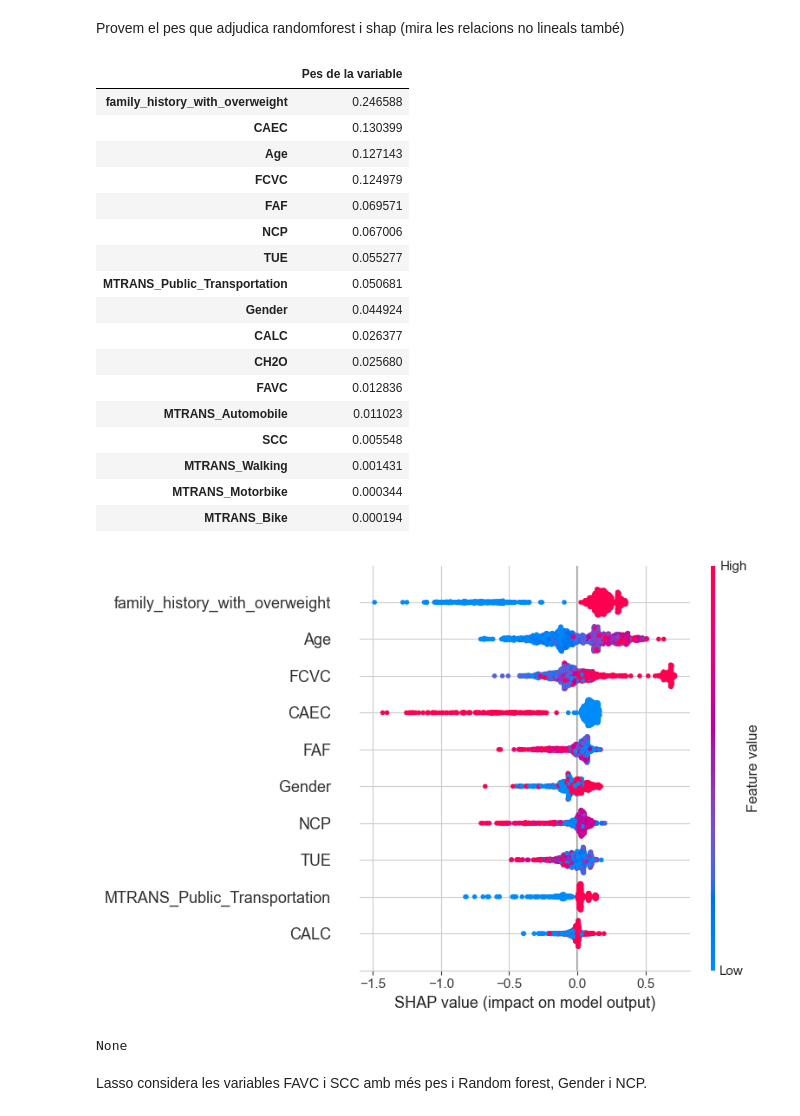
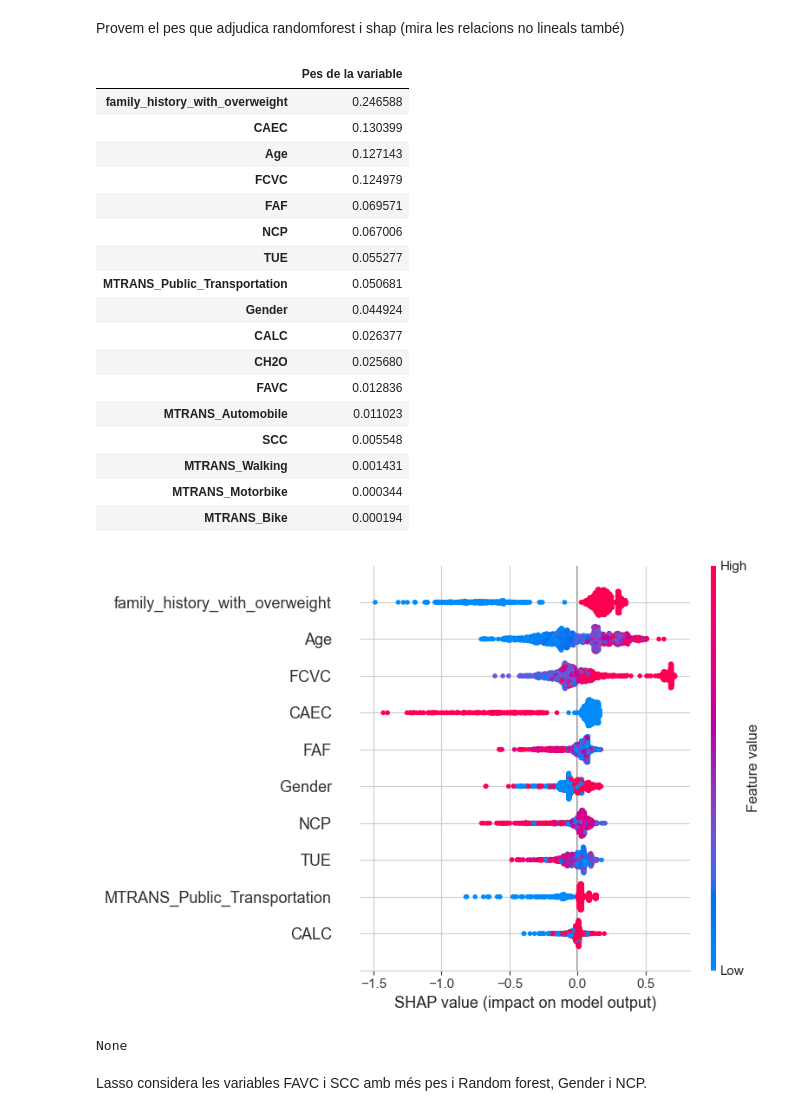
Before and after one commit to natalianavarroriera/Obesitat-APC, a Jupyter notebook: cas_kaggle_regressio.ipynb, the cells around one changed output. Drawn from its saved outputs; the diff is of its cells as text; code cells hidden in the pictures.

```diff
--- a/cas_kaggle_regressio.ipynb
+++ b/cas_kaggle_regressio.ipynb
@@ -170,7 +170,7 @@ Variables númeriques:
 - Freq d'activitat física FAF
 - Temps d'ús disp tecno TUE
 # %%
-cols = df_split.columns.tolist()
+cols = df_tester.columns.tolist()
 
 sns.set_style("whitegrid")
 palette = sns.color_palette("Set2")
@@ -181,7 +181,7 @@ axes = axes.flatten()
 for i, col in enumerate(cols[:17]):
     ax = axes[i]
 
-    if (not pd.api.types.is_numeric_dtype(df_split[col])) or (df_split[col].nunique() <= 6):
+    if (not pd.api.types.is_numeric_dtype(df_tester[col])) or (df_tester[col].nunique() <= 6):
         sns.countplot(
             x=df_split[col],
             ax=ax,
@@ -292,7 +275,7 @@ Comentem algo
 Mirem si hi ha outliers
 # %%
 # Seleccionem només les variables numèriques
-numeriques = df_split.select_dtypes(include=['float64', 'int64']).columns
+numeriques = df_tester.select_dtypes(include=['float64', 'int64']).columns
 
 # Definim la quadrícula 3x2
 fig, axes = plt.subplots(3, 3, figsize=(12, 12))  # 3 files, 2 columnes
@@ -300,7 +283,7 @@ axes = axes.flatten()  # convertim a array 1D per iterar més fàcil
 
 # Fem el boxplot per cada variable
 for i, col in enumerate(numeriques[:8]):  # Només 6 variables per a 3x2
-    axes[i].boxplot(df_split[col])
+    axes[i].boxplot(df_tester[col])
     axes[i].set_title(f"Boxplot de {col}")
 
 plt.tight_layout()
@@ -555,36 +536,36 @@ Provem el pes que adjudica randomforest i shap (mira les relacions no lineals ta
 #Si vols selecció de variables fiable per prediccions, sobretot amb pocs features (21) i combinacions complexes → SHAP és millor.
 #Random Forest feature importance està bé per un primer filtratge ràpid, però no és tan fiable com SHAP quan hi ha correlacions o interaccions.
 rf = RandomForestRegressor(n_estimators=500, random_state=42)
 rf.fit(X, y)
 
 importances = pd.Series(rf.feature_importances_, index=X.columns)
 display(importances.sort_values(ascending=False).to_frame("Pes de la variable"))
 
 import shap
 
 explainer = shap.TreeExplainer(rf)
-shap_values = explainer.shap_values(X_train)
-print(shap.summary_plot(shap_values, X_train,max_display=10))
+shap_values = explainer.shap_values(X)
+print(shap.summary_plot(shap_values, X,max_display=10))
 # %% [output]
 |  | Pes de la variable |
 | family_history_with_overweight | 0.246588 |
 | CAEC | 0.130399 |
 | Age | 0.127143 |
 | FCVC | 0.124979 |
 | FAF | 0.069571 |
 | NCP | 0.067006 |
 | TUE | 0.055277 |
 | MTRANS_Public_Transportation | 0.050681 |
 | Gender | 0.044924 |
 | CALC | 0.026377 |
 | CH2O | 0.025680 |
 | FAVC | 0.012836 |
 | MTRANS_Automobile | 0.011023 |
 | SCC | 0.005548 |
 | MTRANS_Walking | 0.001431 |
 | MTRANS_Motorbike | 0.000344 |
 | MTRANS_Bike | 0.000194 |
-[figure, old version]
+[figure, new version]
 None
 # %% [markdown]
 Lasso considera les variables FAVC i SCC amb més pes i Random forest, Gender i NCP.
```
Also changed, not shown: parts of 52 cells of this notebook.
